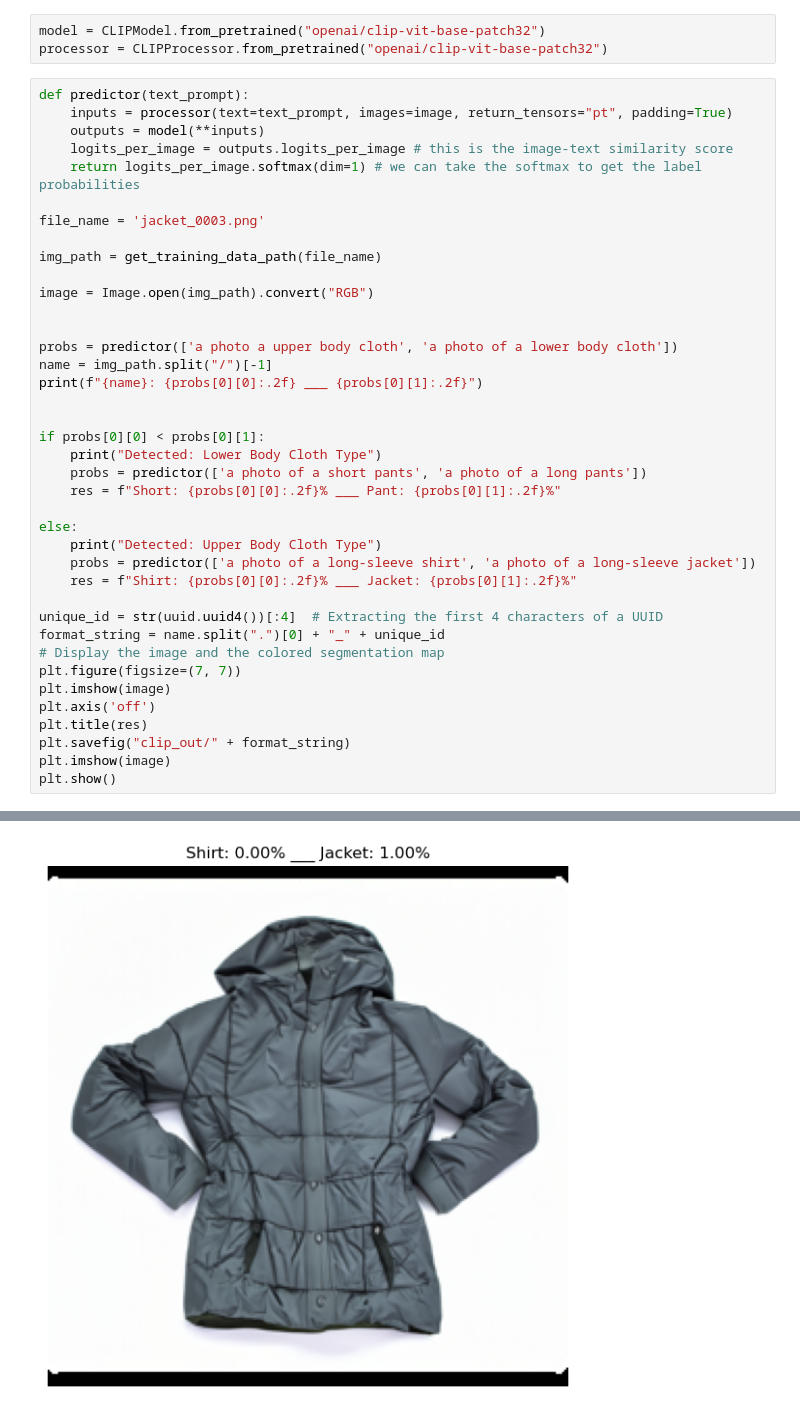
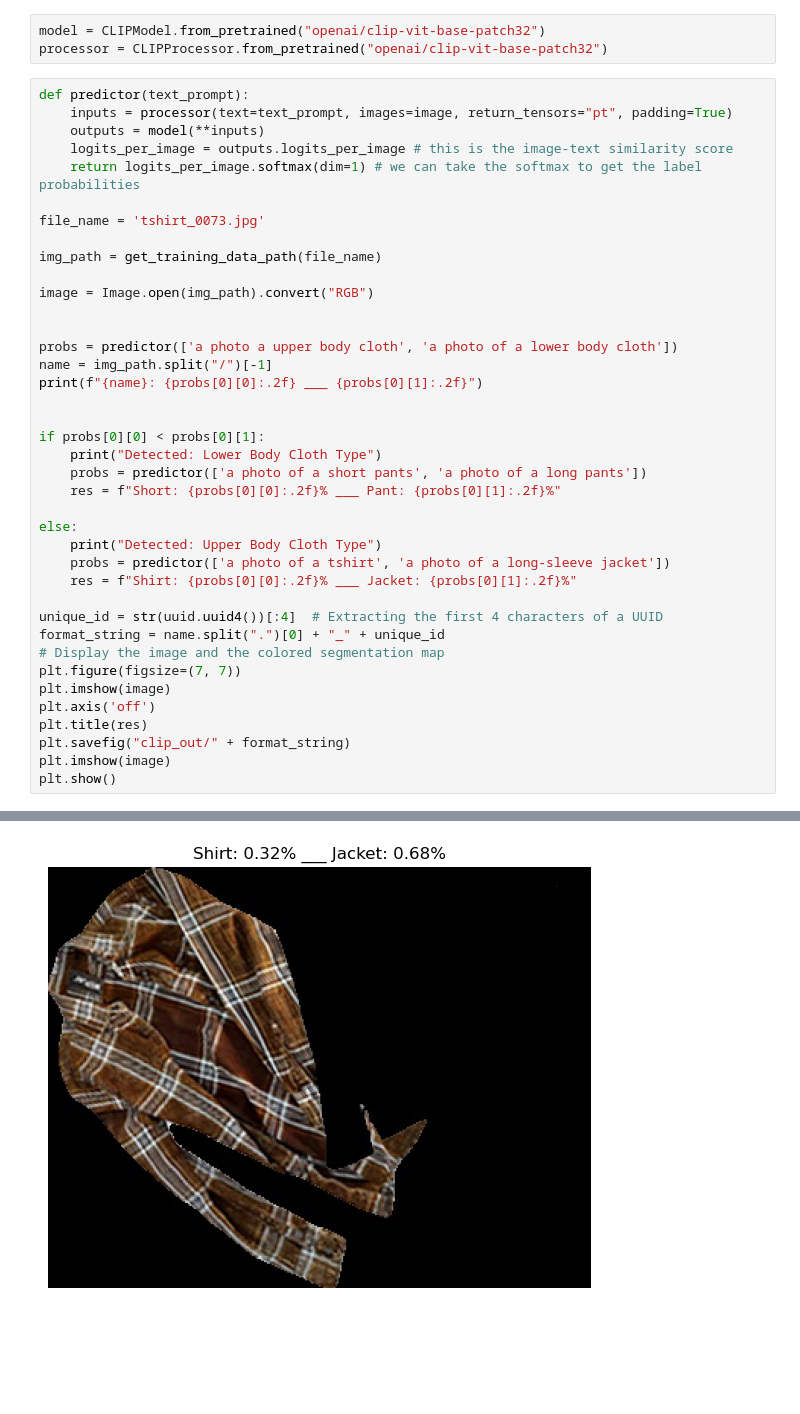
Before and after one commit to kohnmart/master-projekt, a Jupyter notebook: notebooks/pytorch/classifier/clip.ipynb, the cells around one changed output, grey strips where cells are left out. Cells and saved outputs as stored; diff of their text form; blank space fills up the shorter version.

```diff
--- a/notebooks/pytorch/classifier/clip.ipynb
+++ b/notebooks/pytorch/classifier/clip.ipynb
@@ -25,7 +25,7 @@ def predictor(text_prompt):
     logits_per_image = outputs.logits_per_image # this is the image-text similarity score
     return logits_per_image.softmax(dim=1) # we can take the softmax to get the label probabilities
 
-file_name = 'jacket_0003.png'
+file_name = 'tshirt_0073.jpg'
 
 img_path = get_training_data_path(file_name)
 
@@ -44,7 +44,7 @@ if probs[0][0] < probs[0][1]:
 
 else:
     print("Detected: Upper Body Cloth Type")
-    probs = predictor(['a photo of a long-sleeve shirt', 'a photo of a long-sleeve jacket'])
+    probs = predictor(['a photo of a tshirt', 'a photo of a long-sleeve jacket'])
     res = f"Shirt: {probs[0][0]:.2f}% ___ Jacket: {probs[0][1]:.2f}%"
 
 unique_id = str(uuid.uuid4())[:4]  # Extracting the first 4 characters of a UUID
@@ -62,2 +62,2 @@ jacket_0003.png: 0.90 ___ 0.10
 Detected: Upper Body Cloth Type
-[figure, old version]
+[figure, new version]
```
Also changed, not shown: parts of 1 cell of this notebook.
